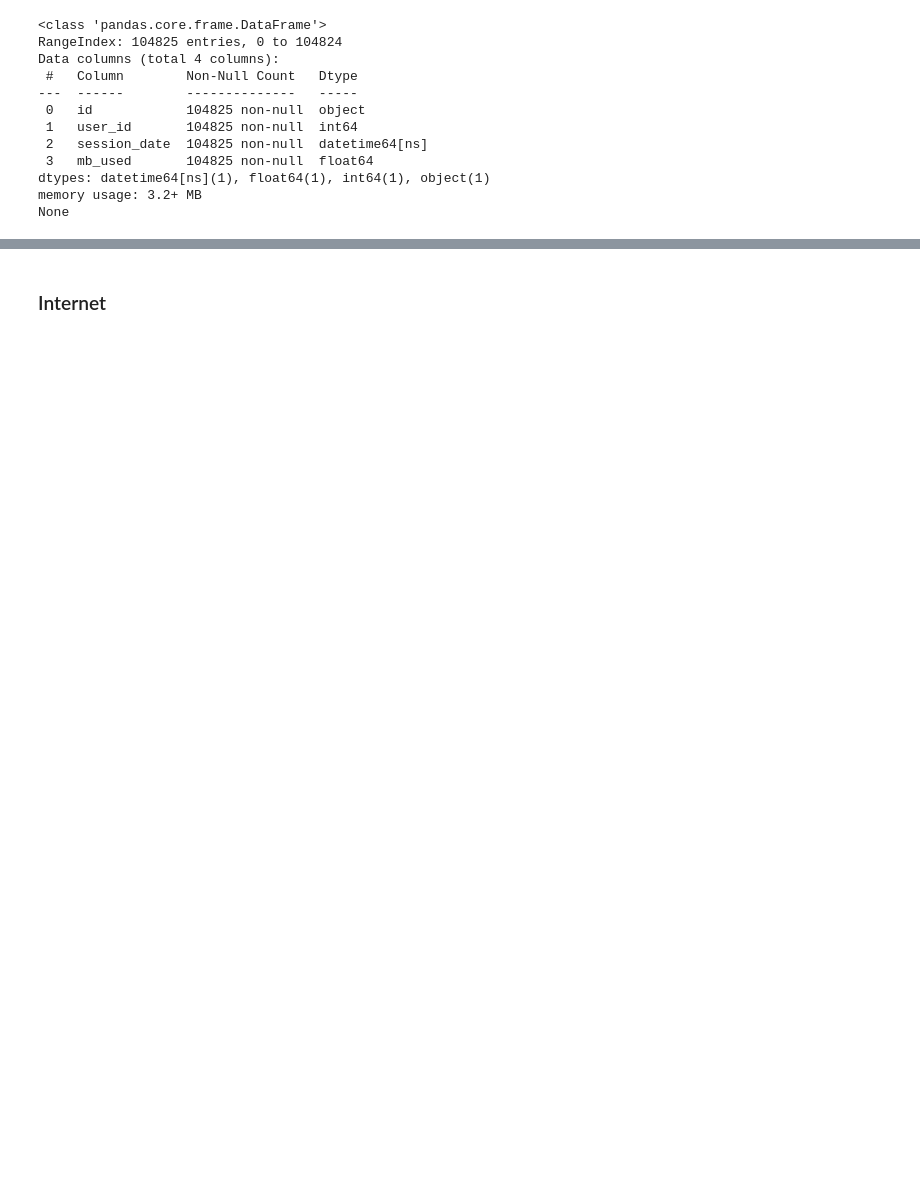
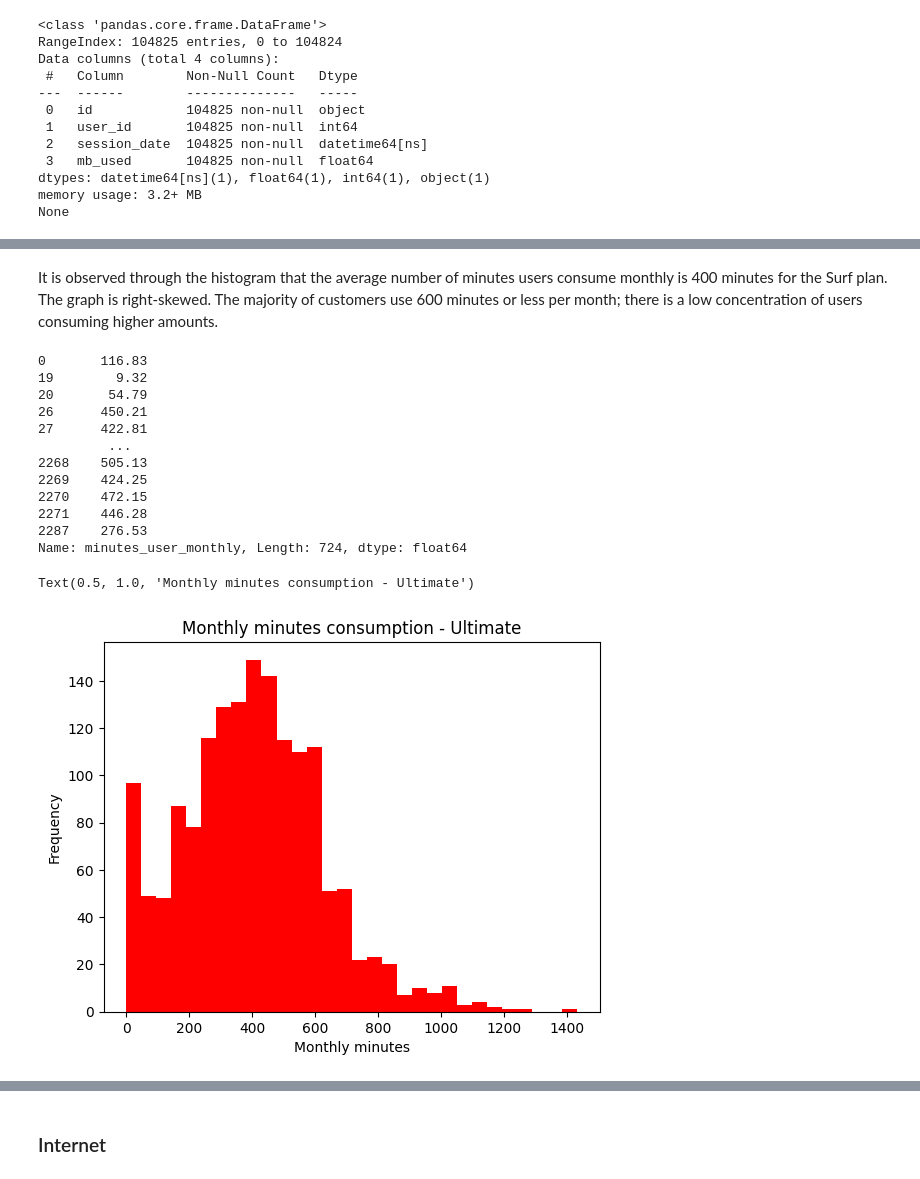
Before and after one commit to CIEL-9511/Telephone_Plans, a Jupyter notebook: notebook.ipynb, the cells around one changed output, grey strips where cells are left out. Saved outputs shown, nothing was run; the diff lists cells and outputs as text; code cells hidden in the pictures; blank space fills up the shorter version.

```diff
--- a/notebook.ipynb
+++ b/notebook.ipynb
@@ -1101,0 +742,25 @@ Buena manera de mostrar los datos de manera similar a `llamadas`, así se mantie
+# %% [markdown]
+It is observed through the histogram that the average number of minutes users consume monthly is 400 minutes for the Surf plan. The graph is right-skewed. The majority of customers use 600 minutes or less per month; there is a low concentration of users consuming higher amounts.
+# %%
+total_minutes_ultimate = df_final_consumption[df_final_consumption['plan_name'] == 'ultimate']['minutes_user_monthly']
+print(total_minutes_ultimate)
+
+plt.hist(total_minutes_surf, bins=30, color = 'red')
+plt.xlabel('Monthly minutes')
+plt.ylabel('Frequency')
+plt.title('Monthly minutes consumption - Ultimate')
+# %% [output]
+0       116.83
+19        9.32
+20       54.79
+26      450.21
+27      422.81
+         ...
+2268    505.13
+2269    424.25
+2270    472.15
+2271    446.28
+2287    276.53
+Name: minutes_user_monthly, Length: 724, dtype: float64
+Text(0.5, 1.0, 'Monthly minutes consumption - Ultimate')
+[figure, added]
```
Also changed, not shown: parts of 290 cells of this notebook, 5 other files.
